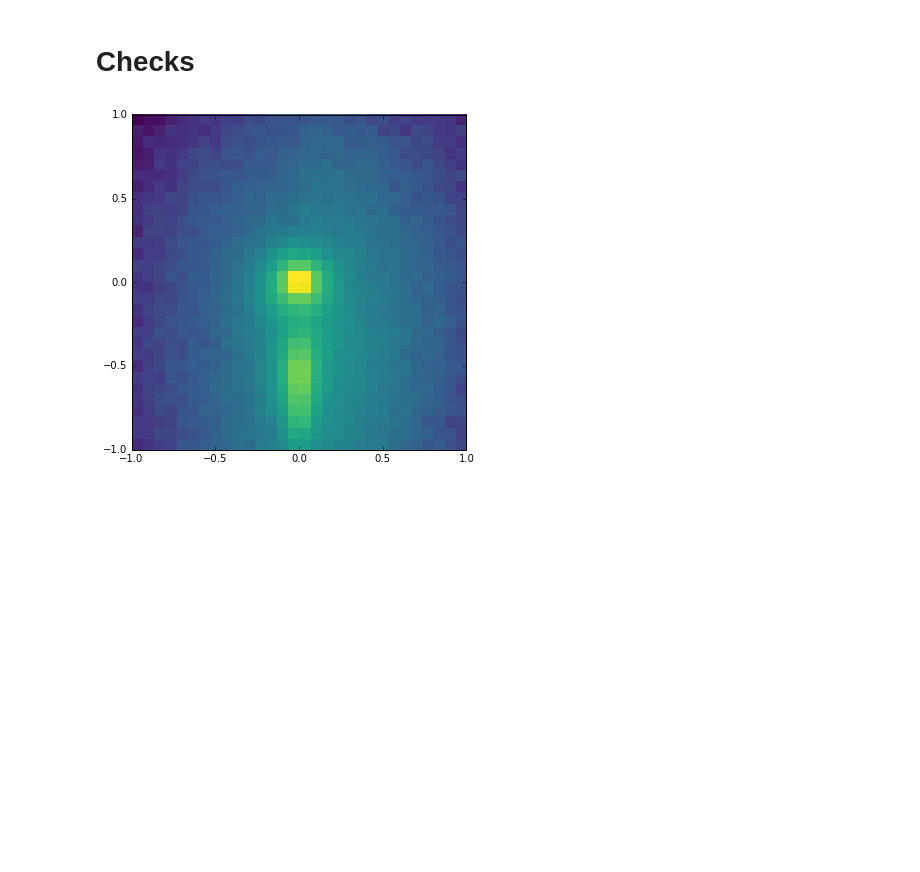
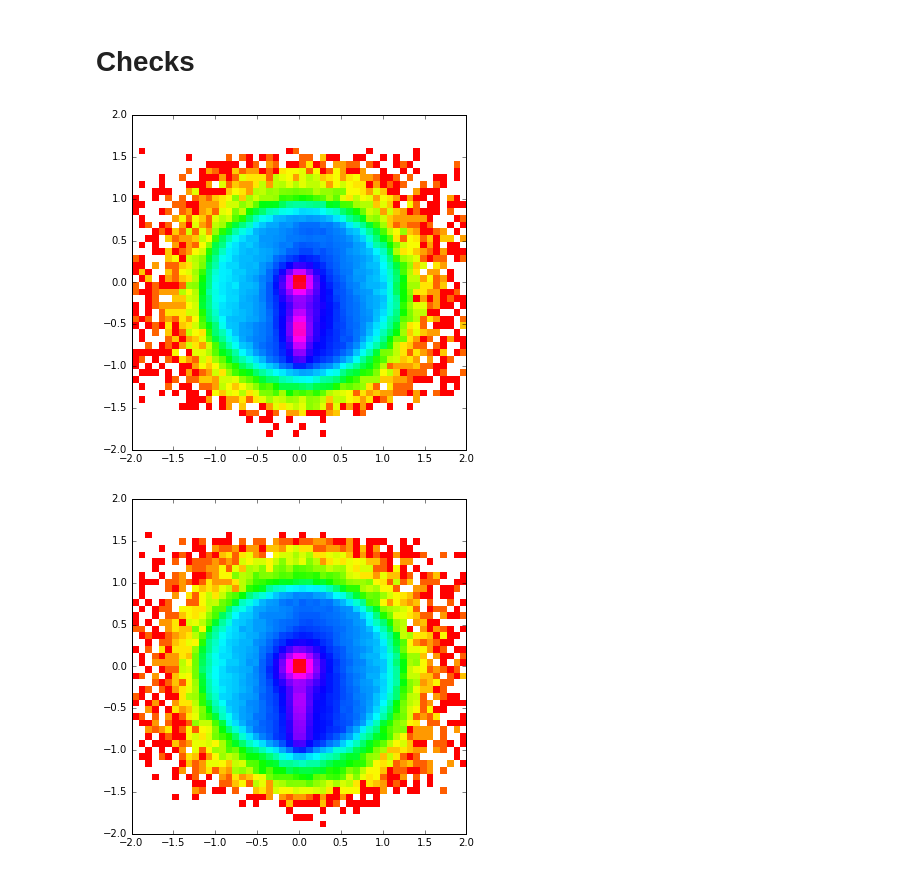
Before and after one commit to glouppe/recnn, a Jupyter notebook: notebooks/preprocessing.ipynb, the cells around one changed output. Cells and saved outputs as stored; diff of their text form; code cells hidden in the pictures; blank space fills up the shorter version.

```diff
--- a/notebooks/preprocessing.ipynb
+++ b/notebooks/preprocessing.ipynb
@@ -50,9 +50,17 @@ cpdef cluster(np.ndarray[np.double_t, ndim=2, mode="c"] a,
 import copy
 from rootpy.vector import LorentzVector
 
-def preprocess(jet, output="kt", trimming=0.0):
+def preprocess(jet, output="kt", colinear_splits=0, trimming=0.0):
     jet = copy.deepcopy(jet)
     constituents = jet["content"][jet["tree"][:, 0] == -1]
+
+#     for i in range(colinear_splits):
+#         j = np.random.randint(len(constituents))
+#         v = LorentzVector(constituents[j])
+
+# p2.SetPtEtaPhiM(init_part.Pt()*epsilon, init_part.Eta(), init_part.Phi(), init_part.M());
+# p3.SetPtEtaPhiM(init_part.Pt()*(1-epsilon), init_part.Eta(), init_part.Phi(), 0);
+
 
     # run kt (R=0.3) on the constituents c of j, resulting in subjets sj1, sj2, ..., sjN
     subjets = cluster(constituents, R=0.3, jet_algorithm=0)
@@ -287,7 +294,7 @@ fd_out.close()
 # %% [markdown]
 # Checks
 # %%
-fd = open("../data/z/anti-kt/antikt-test.pickle-py27-seqpt", "rb")
+fd = open("../data/w-vs-qcd/final/antikt-kt-test.pickle", "rb")
 X, y = pickle.load(fd)
 fd.close()
 # %%
@@ -300,15 +307,29 @@ from rootpy.vector import LorentzVector
 # %%
 a = []
 
 for j in X[10000:]:
     constituents = j["content"][j["tree"][:, 0] == -1]
     a.append(np.array([[LorentzVector(c).eta(),
                         LorentzVector(c).phi()] for c in constituents]))
 
 a = np.vstack(a)
+
+plt.hist2d(a[:, 0], a[:, 1], range=[(-2,2), (-2,2)],
+           bins=50, cmap="hsv", norm=LogNorm())
+plt.show()
+
+a = []
+
+for j in X[:10000]:
+    constituents = j["content"][j["tree"][:, 0] == -1]
+    a.append(np.array([[LorentzVector(c).eta(),
+                        LorentzVector(c).phi()] for c in constituents]))
+
+a = np.vstack(a)
+
+plt.hist2d(a[:, 0], a[:, 1], range=[(-2,2), (-2,2)],
+           bins=50, cmap="hsv", norm=LogNorm())
+plt.show()
+# %% [output]
+[figure, added]
+[figure, added]
-# %%
-plt.hist2d(a[:, 0], a[:, 1], range=[(-1,1), (-1,1)],
-           bins=30, cmap="viridis", norm=LogNorm())
-plt.show()
-# %% [output]
-[figure, removed]
```
Also changed, not shown: parts of 3 cells of this notebook, 3 other files.
